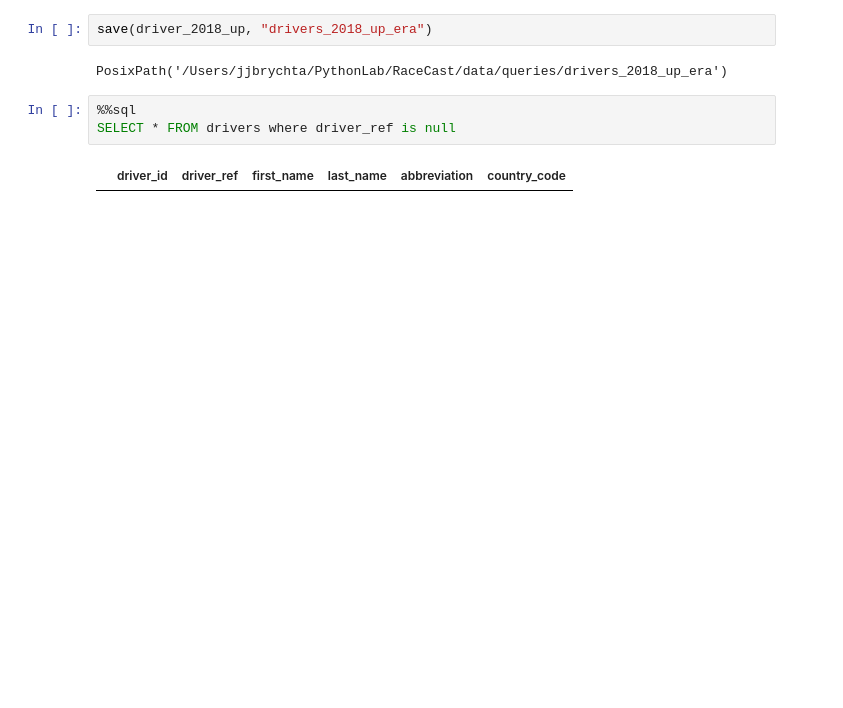
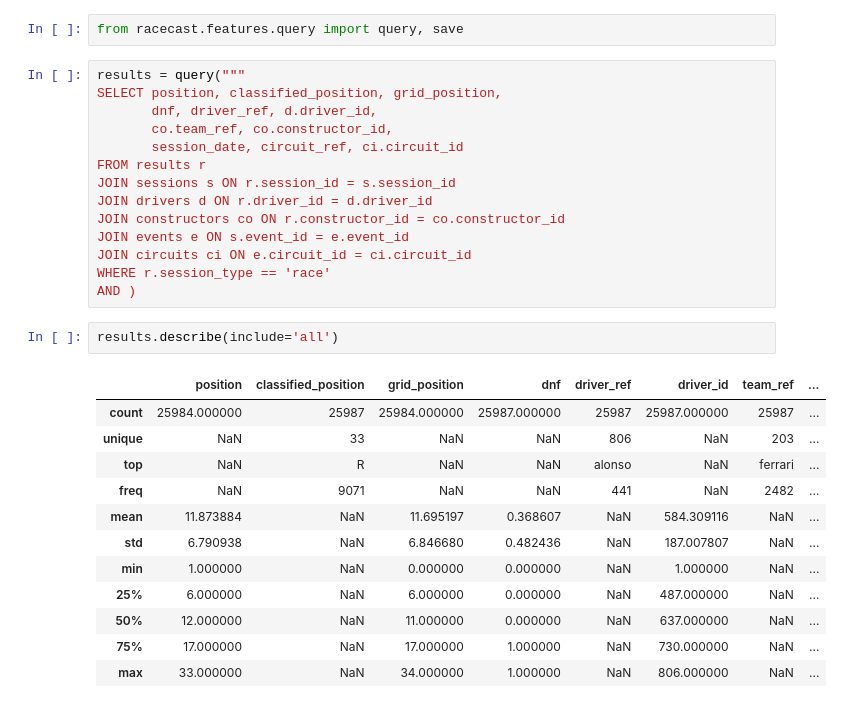
Before and after one commit to JJBrychta/GridCast, a Jupyter notebook: notebooks/play/db.ipynb, the cells around one changed output. Saved outputs shown, nothing was run; the diff lists cells and outputs as text; blank space fills up the shorter version.

```diff
--- a/notebooks/play/db.ipynb
+++ b/notebooks/play/db.ipynb
@@ -57,9 +1,31 @@ ORDER BY points DESC;
-# %%
-save(driver_2018_up, "drivers_2018_up_era")
-# %% [output]
-PosixPath('/Users/jjbrychta/PythonLab/RaceCast/data/queries/drivers_2018_up_era')
-# %%
-%%sql
-SELECT * FROM drivers where driver_ref is null
-# %% [output]
-|  | driver_id | driver_ref | first_name | last_name | abbreviation | country_code |
+# %%
+from racecast.features.query import query, save
+# %%
+results = query("""
+SELECT position, classified_position, grid_position,
+       dnf, driver_ref, d.driver_id,
+       co.team_ref, co.constructor_id,
+       session_date, circuit_ref, ci.circuit_id
+FROM results r
+JOIN sessions s ON r.session_id = s.session_id
+JOIN drivers d ON r.driver_id = d.driver_id
+JOIN constructors co ON r.constructor_id = co.constructor_id
+JOIN events e ON s.event_id = e.event_id
+JOIN circuits ci ON e.circuit_id = ci.circuit_id
+WHERE r.session_type == 'race'
+AND )
+# %%
+results.describe(include='all')
+# %% [output]
+|  | position | classified_position | grid_position | dnf | driver_ref | driver_id | team_ref | ... |
+| count | 25984.000000 | 25987 | 25984.000000 | 25987.000000 | 25987 | 25987.000000 | 25987 | ... |
+| unique | NaN | 33 | NaN | NaN | 806 | NaN | 203 | ... |
+| top | NaN | R | NaN | NaN | alonso | NaN | ferrari | ... |
+| freq | NaN | 9071 | NaN | NaN | 441 | NaN | 2482 | ... |
+| mean | 11.873884 | NaN | 11.695197 | 0.368607 | NaN | 584.309116 | NaN | ... |
+| std | 6.790938 | NaN | 6.846680 | 0.482436 | NaN | 187.007807 | NaN | ... |
+| min | 1.000000 | NaN | 0.000000 | 0.000000 | NaN | 1.000000 | NaN | ... |
+| 25% | 6.000000 | NaN | 6.000000 | 0.000000 | NaN | 487.000000 | NaN | ... |
+| 50% | 12.000000 | NaN | 11.000000 | 0.000000 | NaN | 637.000000 | NaN | ... |
+| 75% | 17.000000 | NaN | 17.000000 | 1.000000 | NaN | 730.000000 | NaN | ... |
+| max | 33.000000 | NaN | 34.000000 | 1.000000 | NaN | 806.000000 | NaN | ... |
```
Also changed, not shown: parts of 3 cells of this notebook, 31 other files.
